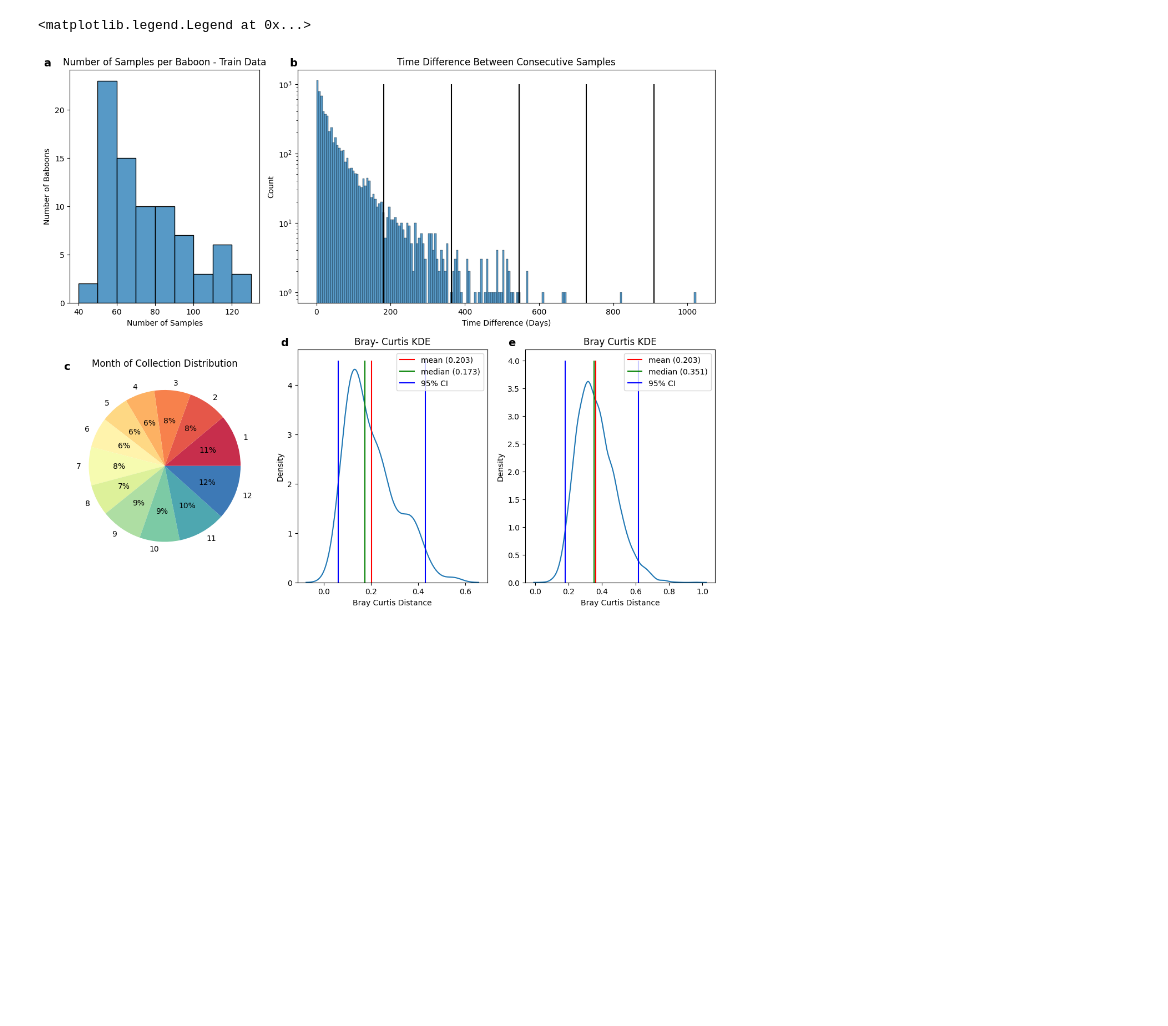
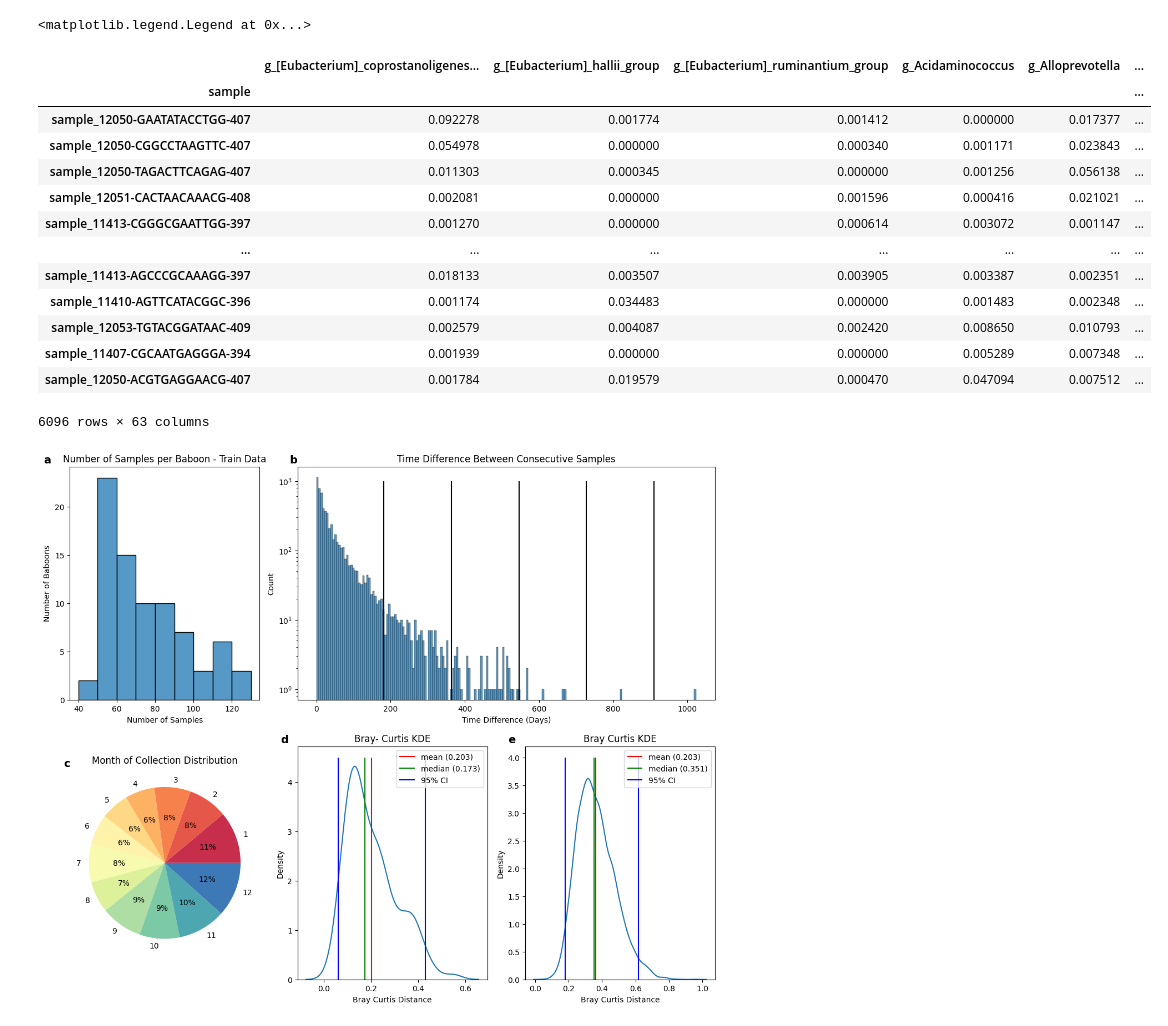
Before and after one commit to yuvaldotan/workshop_microbiome, a Jupyter notebook: code/Milestone1/graphs.ipynb, the cells around one changed output. Cells and saved outputs as stored; diff of their text form; code cells hidden in the pictures; blank space fills up the shorter version.

```diff
--- a/code/Milestone1/graphs.ipynb
+++ b/code/Milestone1/graphs.ipynb
@@ -10,8 +10,8 @@ from scipy.spatial.distance import braycurtis
 import plotly_express as px
 from pyvis.network import Network
 # %%
-data_d = pd.read_csv(r"C:\Users\tomer\Desktop\year3\sem B\workshop_microbiome\train_data.csv", index_col="sample")
-meta_d = pd.read_csv(r"C:\Users\tomer\Desktop\year3\sem B\workshop_microbiome\train_metadata.csv",  index_col="sample")
+data_d = pd.read_csv(r"C:\Users\tomer\Desktop\BSc\year3\sem B\workshop_microbiome\train_data.csv", index_col="sample")
+meta_d = pd.read_csv(r"C:\Users\tomer\Desktop\BSc\year3\sem B\workshop_microbiome\train_metadata.csv",  index_col="sample")
 # %% [markdown]
 ## graph 1
 # %%
@@ -164,6 +161,23 @@ axes['e'].text(-0.05, 1.05, 'e', transform=axes['e'].transAxes,
 axes['e'].legend(loc='upper right')
 # %% [output]
 <matplotlib.legend.Legend at 0x...>
+# %%
+microbiom_with_sample_data
+# %% [output]
+|  | g_[Eubacterium]_coprostanoligenes... | g_[Eubacterium]_hallii_group | g_[Eubacterium]_ruminantium_group | g_Acidaminococcus | g_Alloprevotella | ... |
+| sample |  |  |  |  |  | ... |
+| sample_12050-GAATATACCTGG-407 | 0.092278 | 0.001774 | 0.001412 | 0.000000 | 0.017377 | ... |
+| sample_12050-CGGCCTAAGTTC-407 | 0.054978 | 0.000000 | 0.000340 | 0.001171 | 0.023843 | ... |
+| sample_12050-TAGACTTCAGAG-407 | 0.011303 | 0.000345 | 0.000000 | 0.001256 | 0.056138 | ... |
+| sample_12051-CACTAACAAACG-408 | 0.002081 | 0.000000 | 0.001596 | 0.000416 | 0.021021 | ... |
+| sample_11413-CGGGCGAATTGG-397 | 0.001270 | 0.000000 | 0.000614 | 0.003072 | 0.001147 | ... |
+| ... | ... | ... | ... | ... | ... | ... |
+| sample_11413-AGCCCGCAAAGG-397 | 0.018133 | 0.003507 | 0.003905 | 0.003387 | 0.002351 | ... |
+| sample_11410-AGTTCATACGGC-396 | 0.001174 | 0.034483 | 0.000000 | 0.001483 | 0.002348 | ... |
+| sample_12053-TGTACGGATAAC-409 | 0.002579 | 0.004087 | 0.002420 | 0.008650 | 0.010793 | ... |
+| sample_11407-CGCAATGAGGGA-394 | 0.001939 | 0.000000 | 0.000000 | 0.005289 | 0.007348 | ... |
+| sample_12050-ACGTGAGGAACG-407 | 0.001784 | 0.019579 | 0.000470 | 0.047094 | 0.007512 | ... |
+6096 rows × 63 columns
 # %%
 fig
 # %% [output]
```
Also changed, not shown: parts of 1 cell of this notebook.
